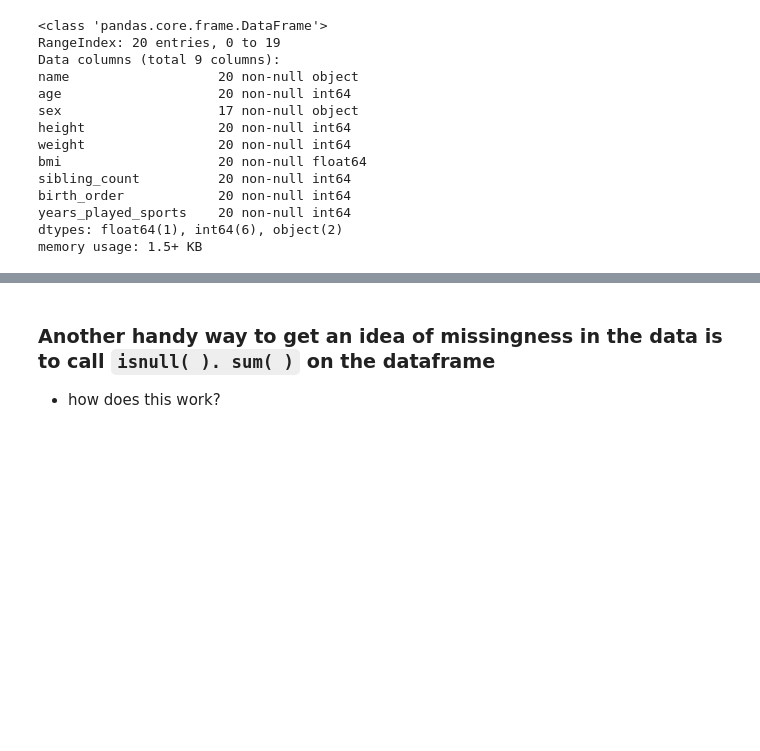
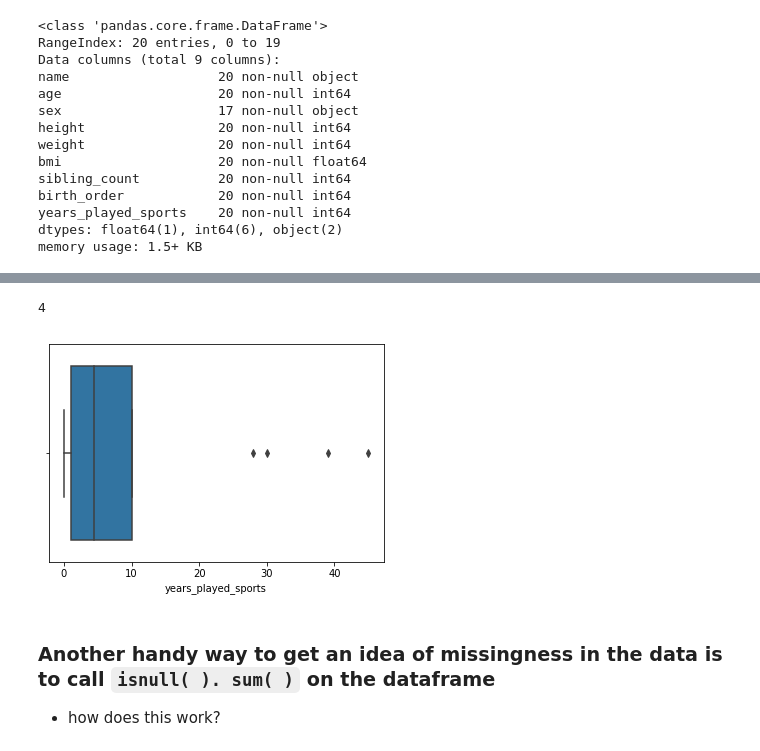
Before and after one commit to NSS-Data-Instructional-Stuff/data-analytics, a Jupyter notebook: notebooks/eda_workflow.ipynb, the cells around one changed output, grey strips where cells are left out. Saved outputs shown, nothing was run; the diff lists cells and outputs as text; code cells hidden in the pictures; blank space fills up the shorter version.

```diff
--- a/notebooks/eda_workflow.ipynb
+++ b/notebooks/eda_workflow.ipynb
@@ -58,3 +80,9 @@ people_df.describe()
+# %%
+print(len(people_df.loc[(people_df.years_played_sports < -12.5) | (people_df.years_played_sports > 23.5)]))
+sns.boxplot(people_df.years_played_sports);
+# %% [output]
+4
+[figure, added]
 # %% [markdown]
 ### Another handy way to get an idea of missingness in the data is to call `isnull( ). sum( )` on the dataframe
 - how does this work?
```
Also changed, not shown: parts of 4 cells of this notebook, 1 other file.
